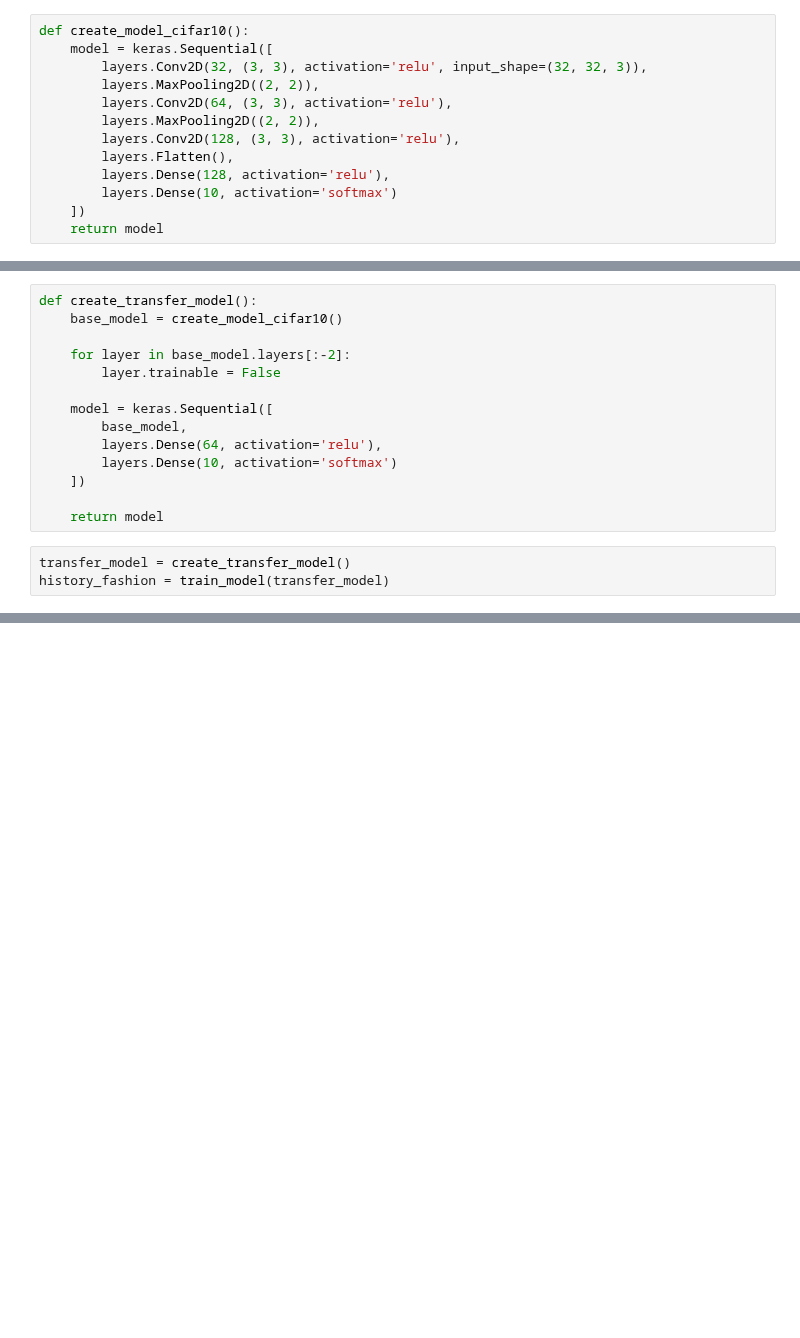
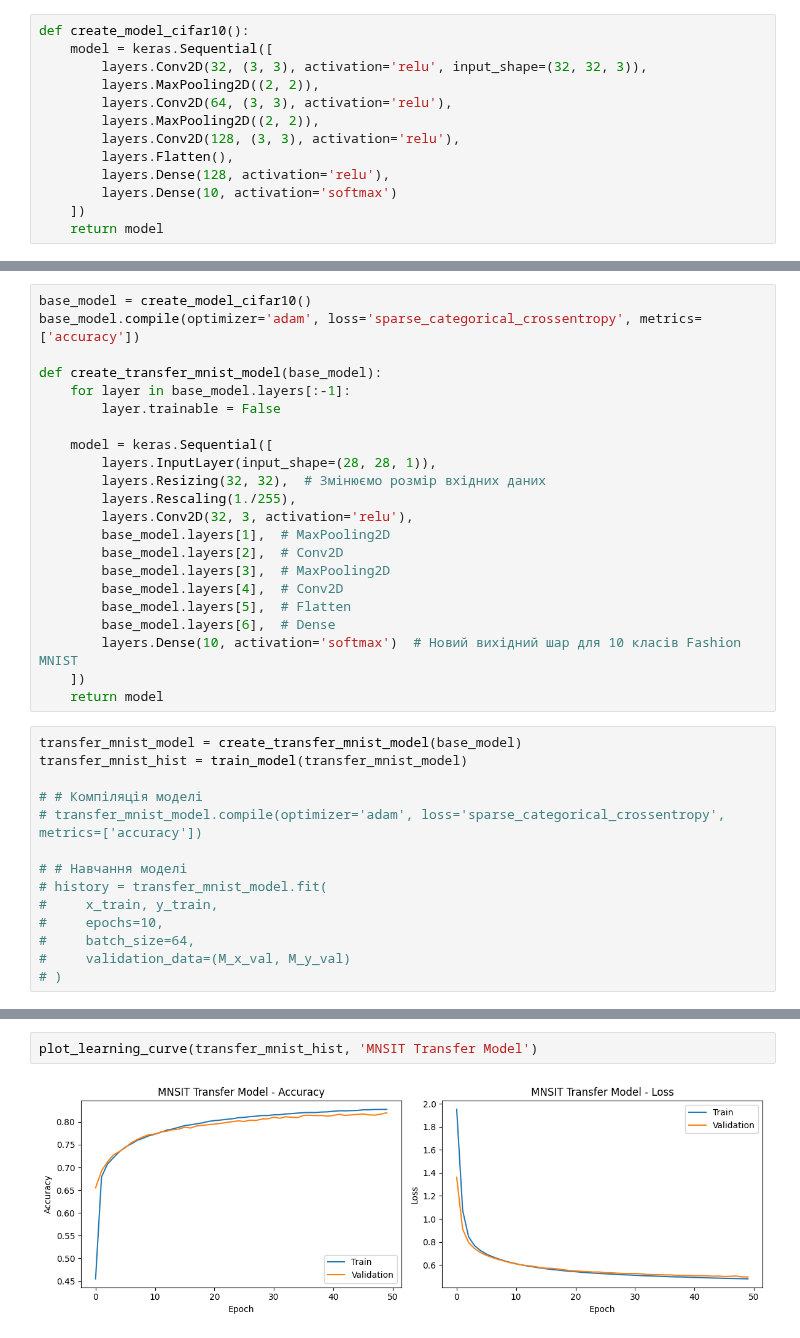
Before and after one commit to olesuv/homeworks-labs, a Jupyter notebook: deep-learning-tools/lab-4/lab-4.ipynb, the cells around one changed output, grey strips where cells are left out. Cells and saved outputs as stored; diff of their text form; blank space fills up the shorter version.

```diff
--- a/deep-learning-tools/lab-4/lab-4.ipynb
+++ b/deep-learning-tools/lab-4/lab-4.ipynb
@@ -249,19 +248,38 @@ CIFAR Model Random Sample Classification:
 # %%
-def create_transfer_model():
-    base_model = create_model_cifar10()
+base_model = create_model_cifar10()
+base_model.compile(optimizer='adam', loss='sparse_categorical_crossentropy', metrics=['accuracy'])
 
-    for layer in base_model.layers[:-2]:
+def create_transfer_mnist_model(base_model):
+    for layer in base_model.layers[:-1]:
         layer.trainable = False
 
     model = keras.Sequential([
-        base_model,
-        layers.Dense(64, activation='relu'),
-        layers.Dense(10, activation='softmax')
+        layers.InputLayer(input_shape=(28, 28, 1)),
+        layers.Resizing(32, 32),  # Змінюємо розмір вхідних даних
+        layers.Rescaling(1./255),
+        layers.Conv2D(32, 3, activation='relu'),
+        base_model.layers[1],  # MaxPooling2D
+        base_model.layers[2],  # Conv2D
+        base_model.layers[3],  # MaxPooling2D
+        base_model.layers[4],  # Conv2D
+        base_model.layers[5],  # Flatten
+        base_model.layers[6],  # Dense
+        layers.Dense(10, activation='softmax')  # Новий вихідний шар для 10 класів Fashion MNIST
     ])
-
     return model
 # %%
-transfer_model = create_transfer_model()
-history_fashion = train_model(transfer_model)
+transfer_mnist_model = create_transfer_mnist_model(base_model)
+transfer_mnist_hist = train_model(transfer_mnist_model)
+
+# # Компіляція моделі
+# transfer_mnist_model.compile(optimizer='adam', loss='sparse_categorical_crossentropy', metrics=['accuracy'])
+
+# # Навчання моделі
+# history = transfer_mnist_model.fit(
+#     x_train, y_train,
+#     epochs=10,
+#     batch_size=64,
+#     validation_data=(M_x_val, M_y_val)
+# )
 # %% [output]
 Epoch 1/50
@@ -271,0 +302,4 @@ Invalid input shape for input Tensor("sequential_3_1/Cast:0", shape=(None, 28, 2
+# %%
+plot_learning_curve(transfer_mnist_hist, 'MNSIT Transfer Model')
+# %% [output]
+[figure, added]
```
Also changed, not shown: parts of 12 cells of this notebook.
